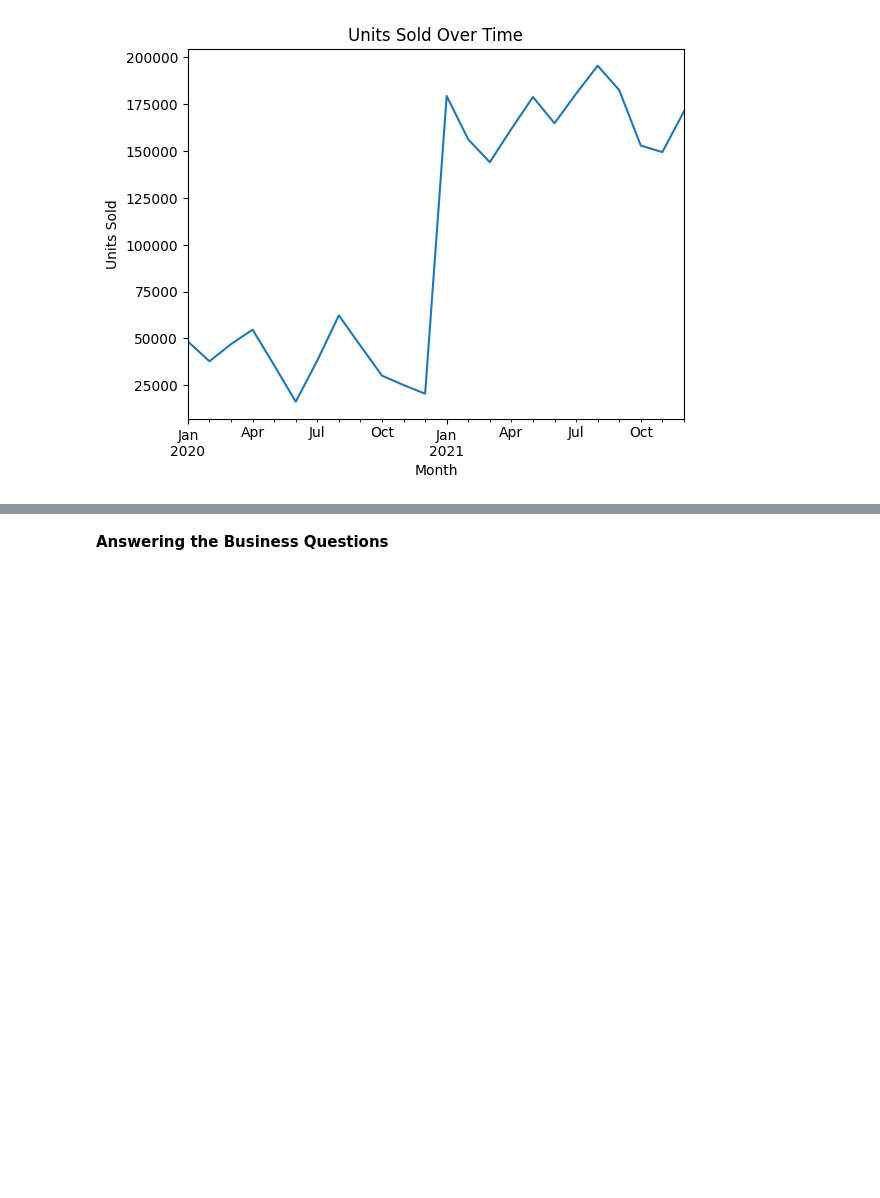
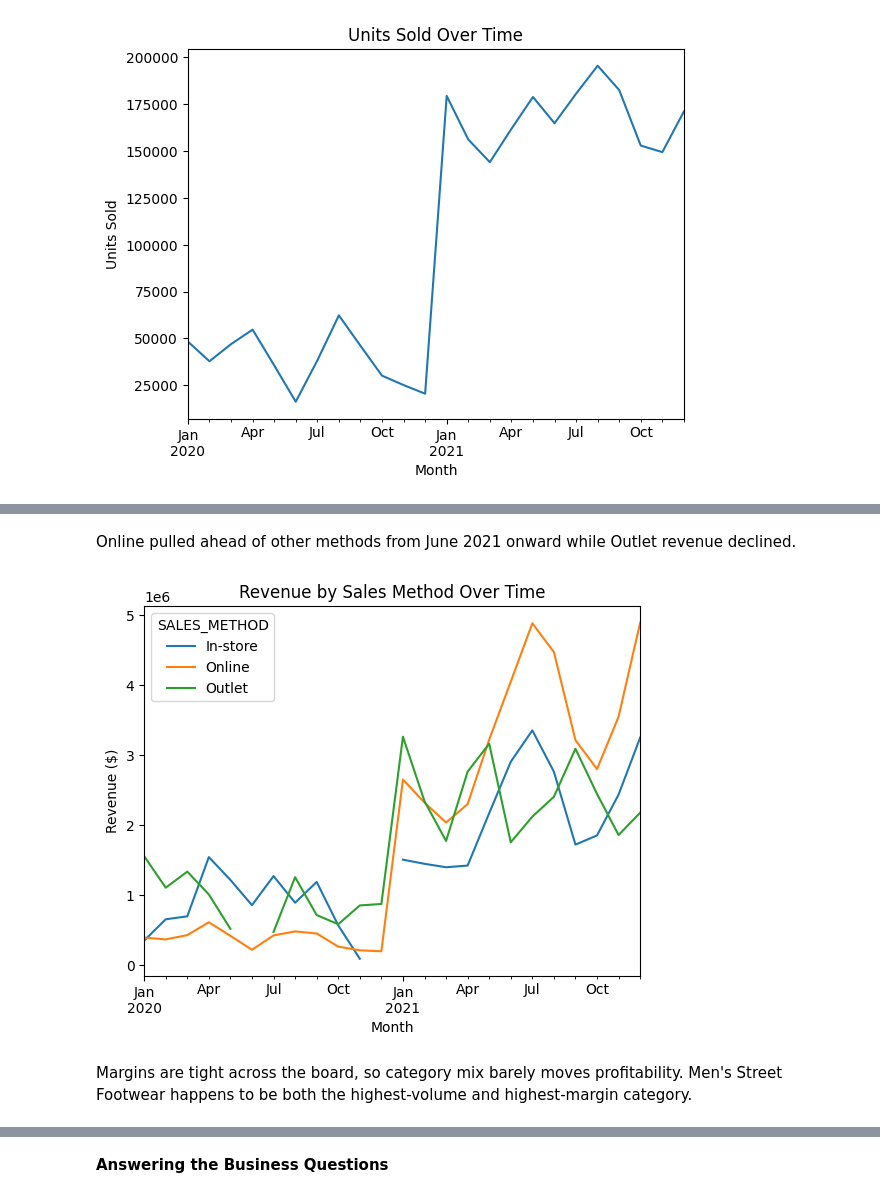
Before and after one commit to mianorris314/RUSH-analytics, a Jupyter notebook: GENBUS885_Final_Norris_M.ipynb, the cells around one changed output, grey strips where cells are left out. Saved outputs shown, nothing was run; the diff lists cells and outputs as text; code cells hidden in the pictures; blank space fills up the shorter version.

```diff
--- a/GENBUS885_Final_Norris_M.ipynb
+++ b/GENBUS885_Final_Norris_M.ipynb
@@ -422,0 +434,13 @@ plt.show()
+# %% [markdown]
+Online pulled ahead of other methods from June 2021 onward while Outlet revenue declined.
+# %%
+#revenue by sales method over time
+method_trend = full_df.groupby([full_df["INVOICE_DATE"].dt.to_period("M"), "SALES_METHOD"])["REVENUE"].sum().unstack()
+method_trend.plot(title="Revenue by Sales Method Over Time")
+plt.xlabel("Month")
+plt.ylabel("Revenue ($)")
+plt.show()
+# %% [output]
+[figure, added]
+# %% [markdown]
+Margins are tight across the board, so category mix barely moves profitability. Men's Street Footwear happens to be both the highest-volume and highest-margin category.
```
Also changed, not shown: parts of 17 cells of this notebook.
